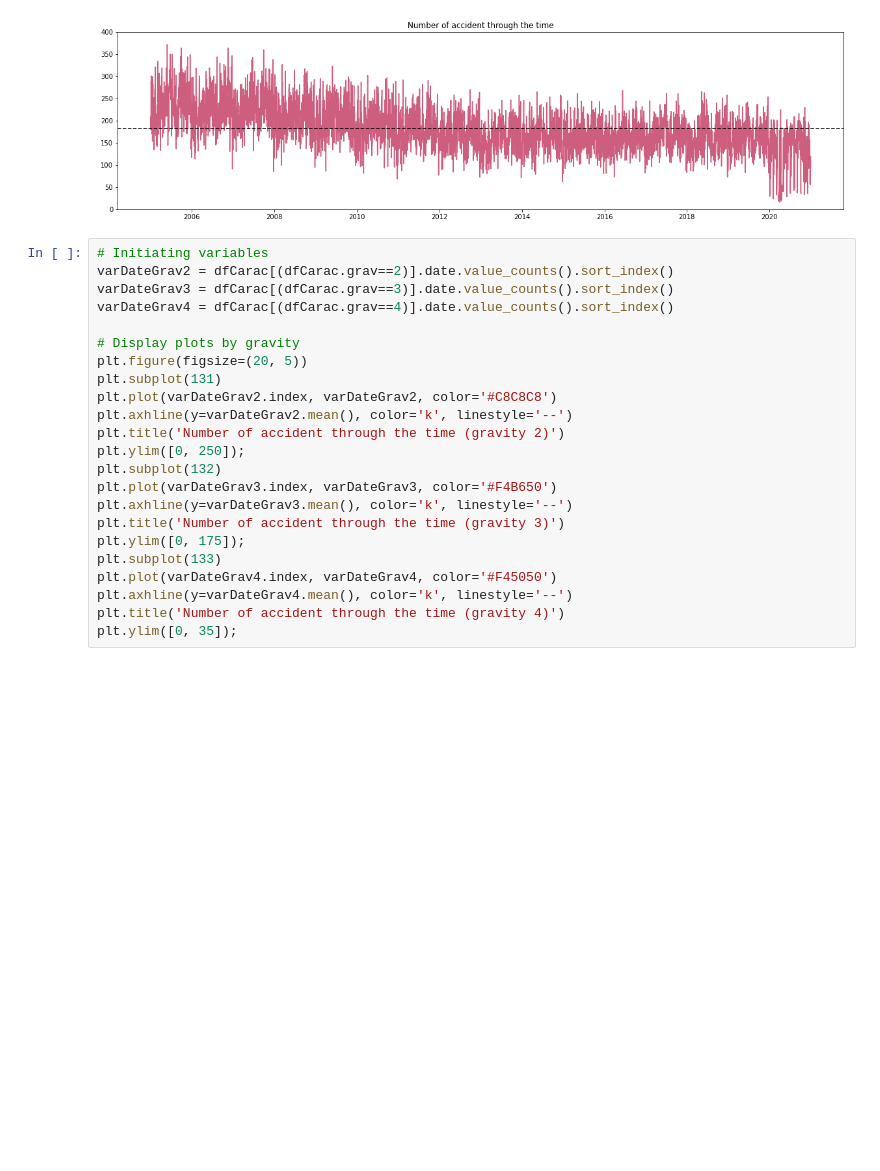
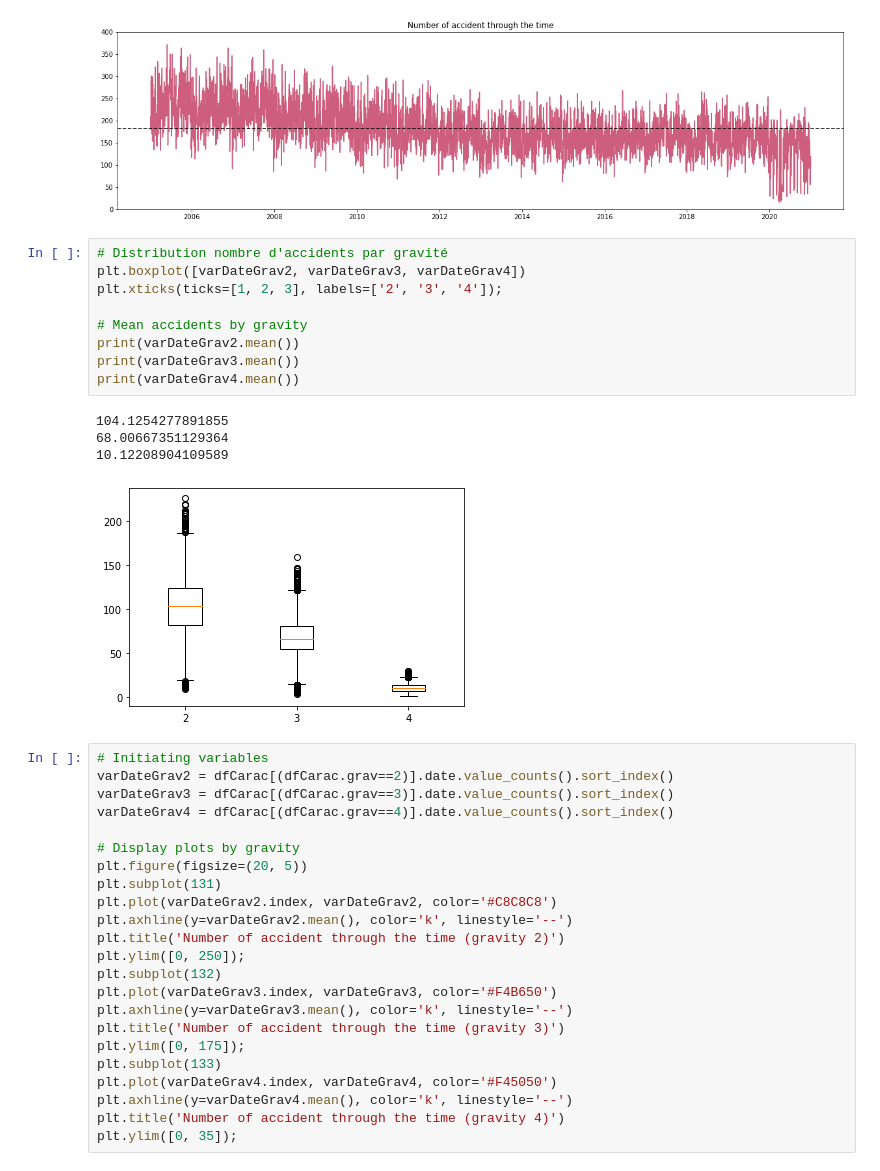
Before and after one commit to YacineHajjiDataScientist/20220814_dsProject, a Jupyter notebook: 20220821_projectDS.ipynb, the cells around one changed output. Drawn from its saved outputs; the diff is of its cells as text; blank space fills up the shorter version.

```diff
--- a/20220821_projectDS.ipynb
+++ b/20220821_projectDS.ipynb
@@ -766,6 +790,20 @@ plt.title('Number of accident through the time')
 plt.ylim([0, 400]);
 # %% [output]
 [figure]
+# %%
+# Distribution nombre d'accidents par gravité
+plt.boxplot([varDateGrav2, varDateGrav3, varDateGrav4])
+plt.xticks(ticks=[1, 2, 3], labels=['2', '3', '4']);
+
+# Mean accidents by gravity
+print(varDateGrav2.mean())
+print(varDateGrav3.mean())
+print(varDateGrav4.mean())
+# %% [output]
+104.1254277891855
+68.00667351129364
+10.12208904109589
+[figure, added]
 # %%
 # Initiating variables
 varDateGrav2 = dfCarac[(dfCarac.grav==2)].date.value_counts().sort_index()
```
Also changed, not shown: parts of 43 cells of this notebook.
